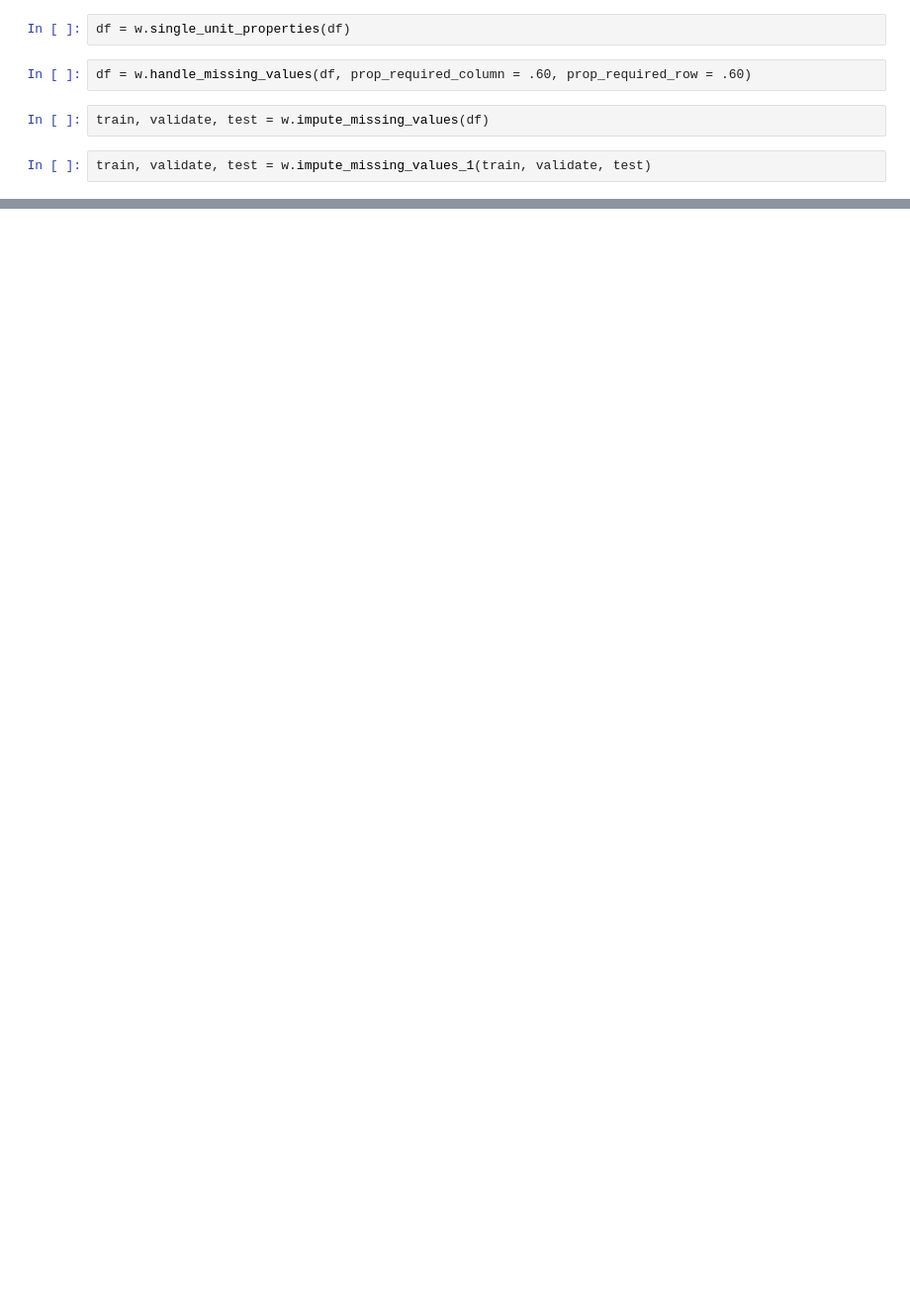
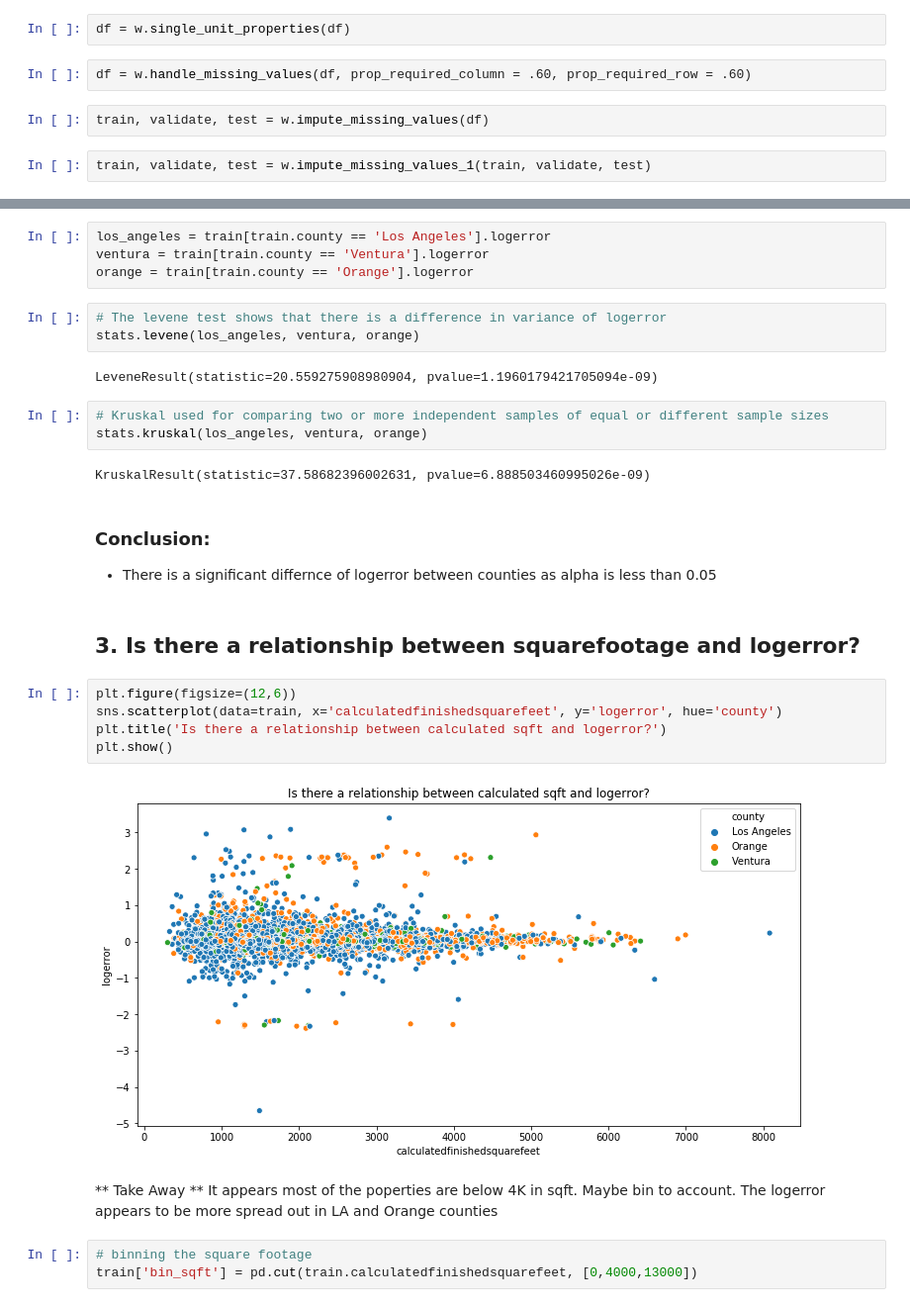
Before and after one commit to george887/clustering-exercises, a Jupyter notebook: explore_zillow.ipynb, the cells around one changed output, grey strips where cells are left out. Shown at 99% size. Cells and saved outputs as stored; diff of their text form; blank space fills up the shorter version.

```diff
--- a/explore_zillow.ipynb
+++ b/explore_zillow.ipynb
@@ -108,0 +208,31 @@ Name: fips, dtype: int64
+# %%
+los_angeles = train[train.county == 'Los Angeles'].logerror
+ventura = train[train.county == 'Ventura'].logerror
+orange = train[train.county == 'Orange'].logerror
+# %%
+# The levene test shows that there is a difference in variance of logerror
+stats.levene(los_angeles, ventura, orange)
+# %% [output]
+LeveneResult(statistic=20.559275908980904, pvalue=1.1960179421705094e-09)
+# %%
+# Kruskal used for comparing two or more independent samples of equal or different sample sizes
+stats.kruskal(los_angeles, ventura, orange)
+# %% [output]
+KruskalResult(statistic=37.58682396002631, pvalue=6.888503460995026e-09)
+# %% [markdown]
+### Conclusion:
+- There is a significant differnce of logerror between counties as alpha is less than 0.05
+# %% [markdown]
+## 3. Is there a relationship between squarefootage and logerror?
+# %%
+plt.figure(figsize=(12,6))
+sns.scatterplot(data=train, x='calculatedfinishedsquarefeet', y='logerror', hue='county')
+plt.title('Is there a relationship between calculated sqft and logerror?')
+plt.show()
+# %% [output]
+[figure, added]
+# %% [markdown]
+** Take Away ** It appears most of the poperties are below 4K in sqft. Maybe bin to account. The logerror appears to be more spread out in LA and Orange counties
+# %%
+# binning the square footage
+train['bin_sqft'] = pd.cut(train.calculatedfinishedsquarefeet, [0,4000,13000])
```
Also changed, not shown: parts of 35 cells of this notebook, 2 other files.
